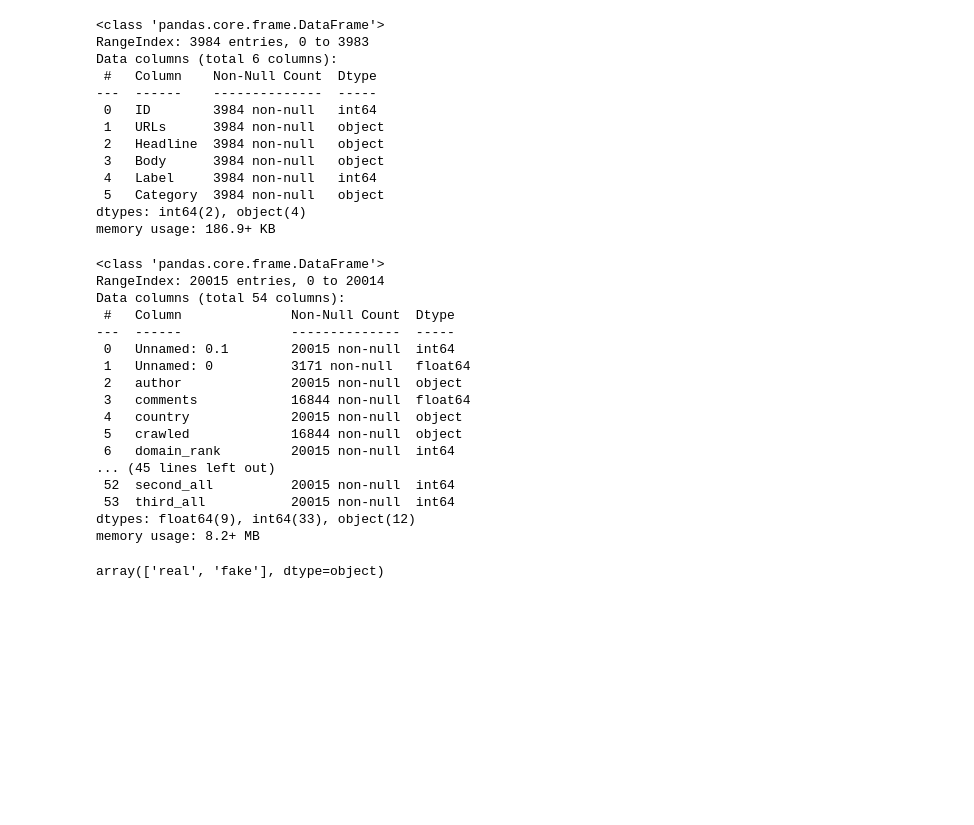
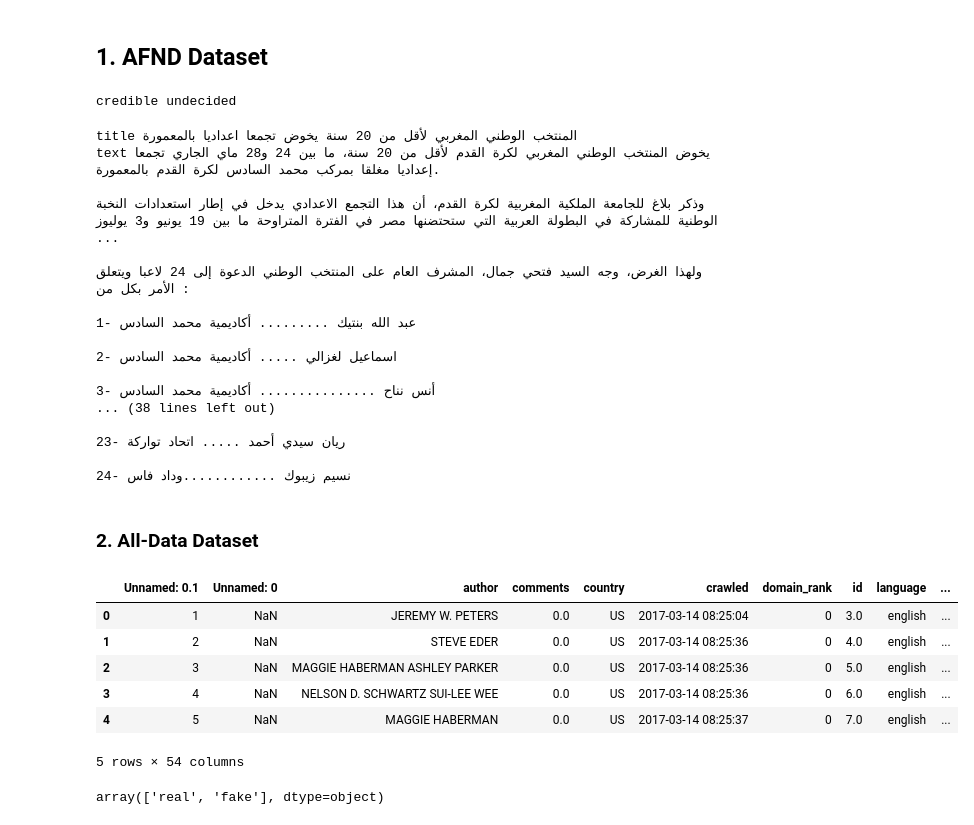
Before and after one commit to dr-m-wasim/keepup-merged-datasets, a Jupyter notebook: Datasets_EDA.ipynb, the cells around one changed output. Cells and saved outputs as stored; diff of their text form; code cells hidden in the pictures; blank space fills up the shorter version.

```diff
--- a/Datasets_EDA.ipynb
+++ b/Datasets_EDA.ipynb
@@ -3,43 +5,57 @@ import pandas as pd
+# %% [markdown]
+## 1. AFND Dataset
 # %%
-badbot = pd.read_csv('datasets/text datasets/badbot.csv')
+dataset_path = 'datasets/text datasets/AFND/Dataset'
+sources_file = 'datasets/text datasets/AFND/sources.json'
+
+# Load sources credibility info
+with open(sources_file, 'r') as f:
+    sources_info = json.load(f)
+
+print(sources_info['source_1'], sources_info['source_2'])
+# %% [output]
+credible undecided
 # %%
-badbot.info()
+# loading individual source file
+source_path = os.path.join(dataset_path, 'source_1', 'scraped_articles.json')
+with open(source_path, 'r') as f:
+    data = json.load(f)
+    articles = data.get('articles', [])
+
+print('title', articles[0]['title'])
+print('text', articles[0]['text'])
 # %% [output]
-<class 'pandas.core.frame.DataFrame'>
-RangeIndex: 3984 entries, 0 to 3983
-Data columns (total 6 columns):
- #   Column    Non-Null Count  Dtype
----  ------    --------------  -----
- 0   ID        3984 non-null   int64
- 1   URLs      3984 non-null   object
- 2   Headline  3984 non-null   object
- 3   Body      3984 non-null   object
- 4   Label     3984 non-null   int64
- 5   Category  3984 non-null   object
-dtypes: int64(2), object(4)
-memory usage: 186.9+ KB
+title المنتخب الوطني المغربي لأقل من 20 سنة يخوض تجمعا اعداديا بالمعمورة
+text يخوض المنتخب الوطني المغربي لكرة القدم لأقل من 20 سنة، ما بين 24 و28 ماي الجاري تجمعا إعداديا مغلقا بمركب محمد السادس لكرة القدم بالمعمورة.
+
+وذكر بلاغ للجامعة الملكية المغربية لكرة القدم، أن هذا التجمع الاعدادي يدخل في إطار استعدادات النخبة الوطنية للمشاركة في البطولة العربية التي ستحتضنها مصر في الفترة المتراوحة ما بين 19 يونيو و3 يوليوز  ...
+
+ولهذا الغرض، وجه السيد فتحي جمال، المشرف العام على المنتخب الوطني الدعوة إلى 24 لاعبا ويتعلق الأمر بكل من :
+
+1- عبد الله بنتيك ......... أكاديمية محمد السادس
+
+2- اسماعيل لغزالي ..... أكاديمية محمد السادس
+
+3- أنس نناح ............... أكاديمية محمد السادس
+... (38 lines left out)
+
+23- ريان سيدي أحمد ..... اتحاد تواركة
+
+24- نسيم زيبوك ............وداد فاس
+# %% [markdown]
+### 2. All-Data Dataset
 # %%
 all_data = pd.read_csv('datasets/text+image/text+image/all_data.csv')
 # %%
-all_data.info()
+all_data.head()
 # %% [output]
+|  | Unnamed: 0.1 | Unnamed: 0 | author | comments | country | crawled | domain_rank | id | language | ... |
+| 0 | 1 | NaN | JEREMY W. PETERS | 0.0 | US | 2017-03-14 08:25:04 | 0 | 3.0 | english | ... |
+| 1 | 2 | NaN | STEVE EDER | 0.0 | US | 2017-03-14 08:25:36 | 0 | 4.0 | english | ... |
+| 2 | 3 | NaN | MAGGIE HABERMAN ASHLEY PARKER | 0.0 | US | 2017-03-14 08:25:36 | 0 | 5.0 | english | ... |
+| 3 | 4 | NaN | NELSON D. SCHWARTZ SUI-LEE WEE | 0.0 | US | 2017-03-14 08:25:36 | 0 | 6.0 | english | ... |
+| 4 | 5 | NaN | MAGGIE HABERMAN | 0.0 | US | 2017-03-14 08:25:37 | 0 | 7.0 | english | ... |
-<class 'pandas.core.frame.DataFrame'>
-RangeIndex: 20015 entries, 0 to 20014
-Data columns (total 54 columns):
- #   Column              Non-Null Count  Dtype
----  ------              --------------  -----
- 0   Unnamed: 0.1        20015 non-null  int64
- 1   Unnamed: 0          3171 non-null   float64
- 2   author              20015 non-null  object
- 3   comments            16844 non-null  float64
- 4   country             20015 non-null  object
- 5   crawled             16844 non-null  object
- 6   domain_rank         20015 non-null  int64
-... (45 lines left out)
- 52  second_all          20015 non-null  int64
- 53  third_all           20015 non-null  int64
-dtypes: float64(9), int64(33), object(12)
-memory usage: 8.2+ MB
+5 rows × 54 columns
 # %%
 all_data['type'].unique()
 # %% [output]
```
Also changed, not shown: parts of 209 cells of this notebook.
